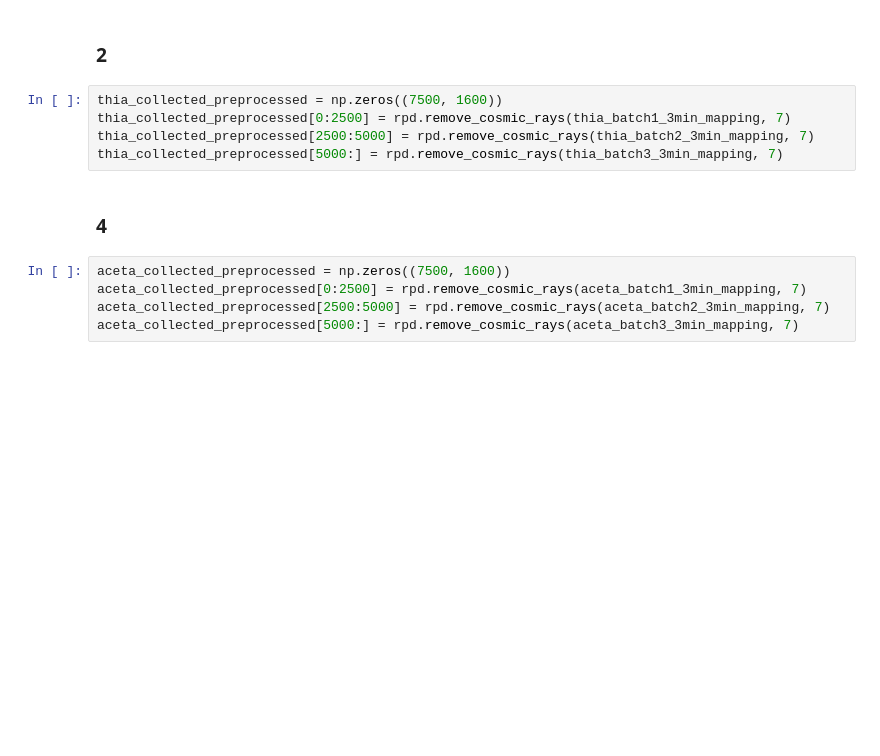
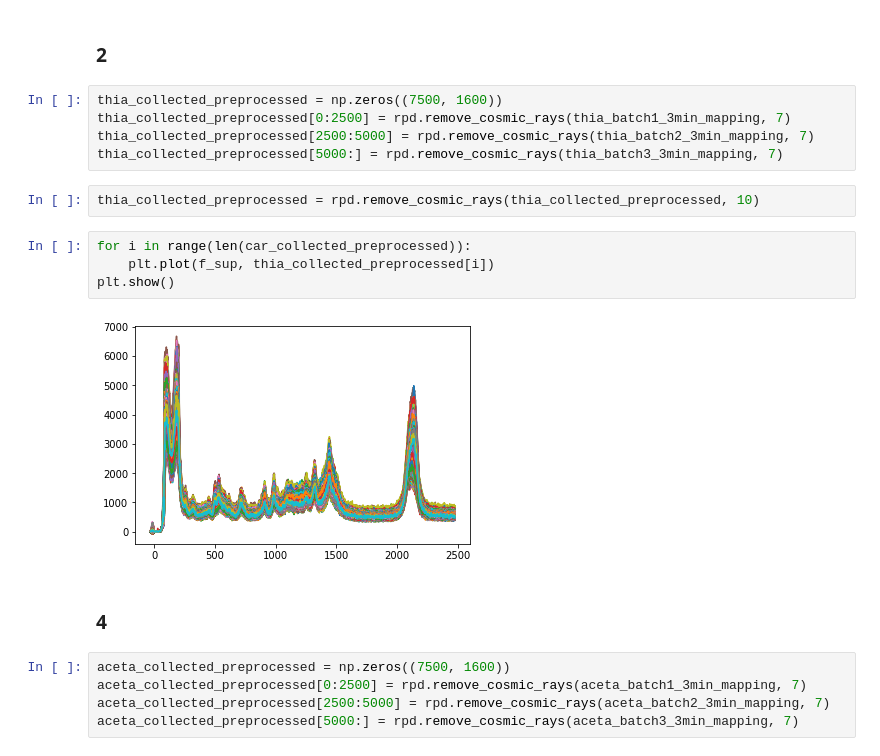
Before and after one commit to anva-kn/Raman, a Jupyter notebook: pytorch_classification.ipynb, the cells around one changed output. Cells and saved outputs as stored; diff of their text form; blank space fills up the shorter version.

```diff
--- a/pytorch_classification.ipynb
+++ b/pytorch_classification.ipynb
@@ -161,6 +174,14 @@ thia_collected_preprocessed = np.zeros((7500, 1600))
 thia_collected_preprocessed[0:2500] = rpd.remove_cosmic_rays(thia_batch1_3min_mapping, 7)
 thia_collected_preprocessed[2500:5000] = rpd.remove_cosmic_rays(thia_batch2_3min_mapping, 7)
 thia_collected_preprocessed[5000:] = rpd.remove_cosmic_rays(thia_batch3_3min_mapping, 7)
+# %%
+thia_collected_preprocessed = rpd.remove_cosmic_rays(thia_collected_preprocessed, 10)
+# %%
+for i in range(len(car_collected_preprocessed)):
+    plt.plot(f_sup, thia_collected_preprocessed[i])
+plt.show()
+# %% [output]
+[figure, added]
 # %% [markdown]
 ### 4
 # %%
```
Also changed, not shown: parts of 32 cells of this notebook, 1 other file.
